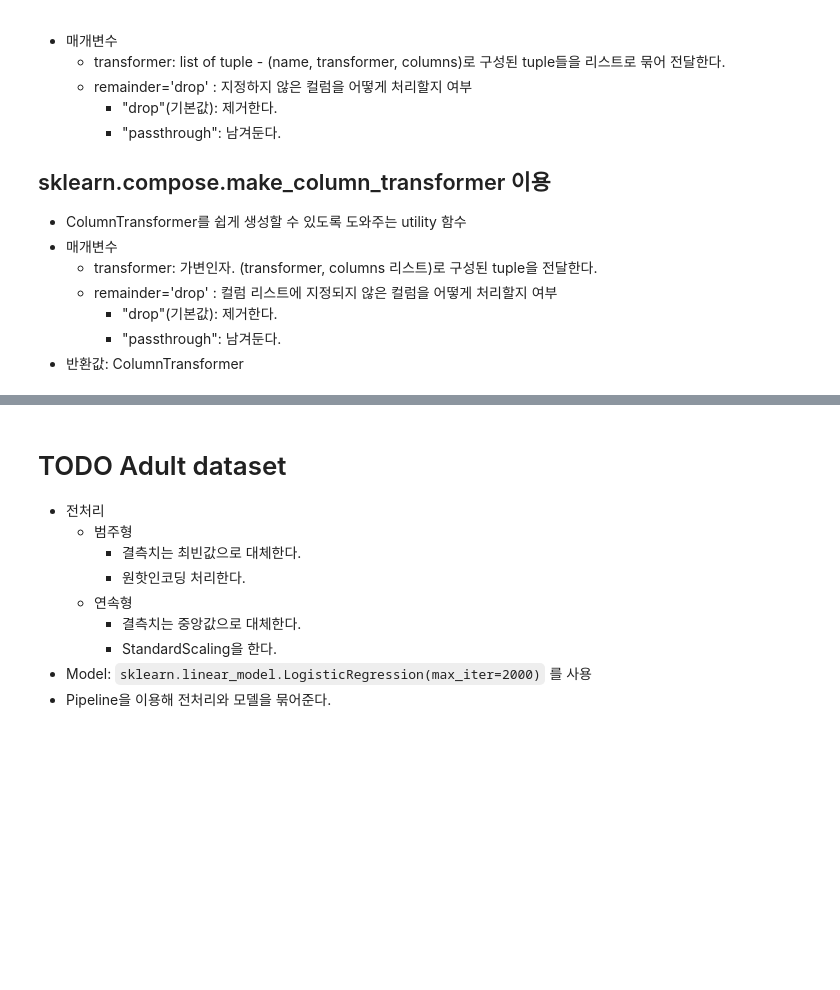
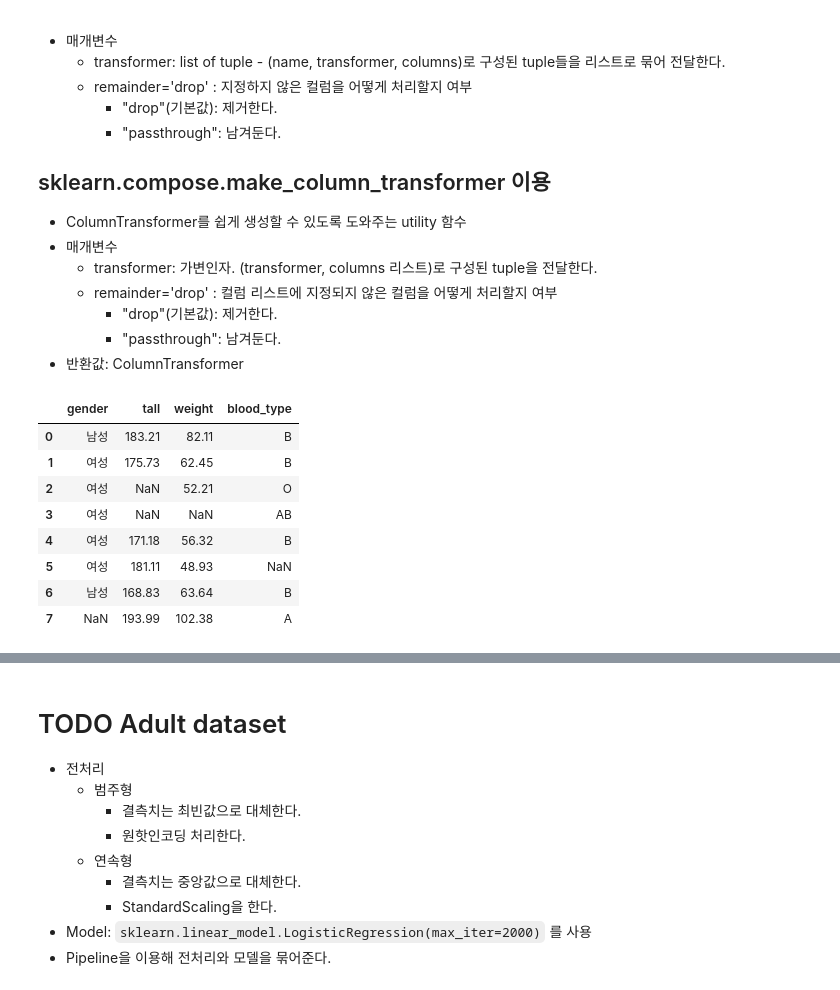
Before and after one commit to kgmyhGit/SKN06, a Jupyter notebook: 08_machine_learning/06_과적합_일반화_그리드서치_파이프라인.ipynb, the cells around one changed output, grey strips where cells are left out. Saved outputs shown, nothing was run; the diff lists cells and outputs as text; code cells hidden in the pictures; blank space fills up the shorter version.

```diff
--- a/08_machine_learning/06_과적합_일반화_그리드서치_파이프라인.ipynb
+++ b/08_machine_learning/06_과적합_일반화_그리드서치_파이프라인.ipynb
@@ -925,11 +935,22 @@ print(pipeline.steps)
 # %%
 # dummy dataset
 import pandas as pd
 import numpy as np
 df = pd.DataFrame({
     "gender":['남성', '여성', '여성', '여성', '여성', '여성', '남성', np.nan],
     "tall":[183.21, 175.73, np.nan, np.nan, 171.18, 181.11, 168.83, 193.99],
     "weight":[82.11, 62.45, 52.21, np.nan, 56.32, 48.93, 63.64, 102.38],
     "blood_type":["B", "B", "O", "AB", "B", np.nan, "B", "A"],
 })
-df.head()
+# df.head()
+df
+# %% [output]
+|  | gender | tall | weight | blood_type |
+| 0 | 남성 | 183.21 | 82.11 | B |
+| 1 | 여성 | 175.73 | 62.45 | B |
+| 2 | 여성 | NaN | 52.21 | O |
+| 3 | 여성 | NaN | NaN | AB |
+| 4 | 여성 | 171.18 | 56.32 | B |
+| 5 | 여성 | 181.11 | 48.93 | NaN |
+| 6 | 남성 | 168.83 | 63.64 | B |
+| 7 | NaN | 193.99 | 102.38 | A |
```
Also changed, not shown: parts of 23 cells of this notebook, 2 other files.
